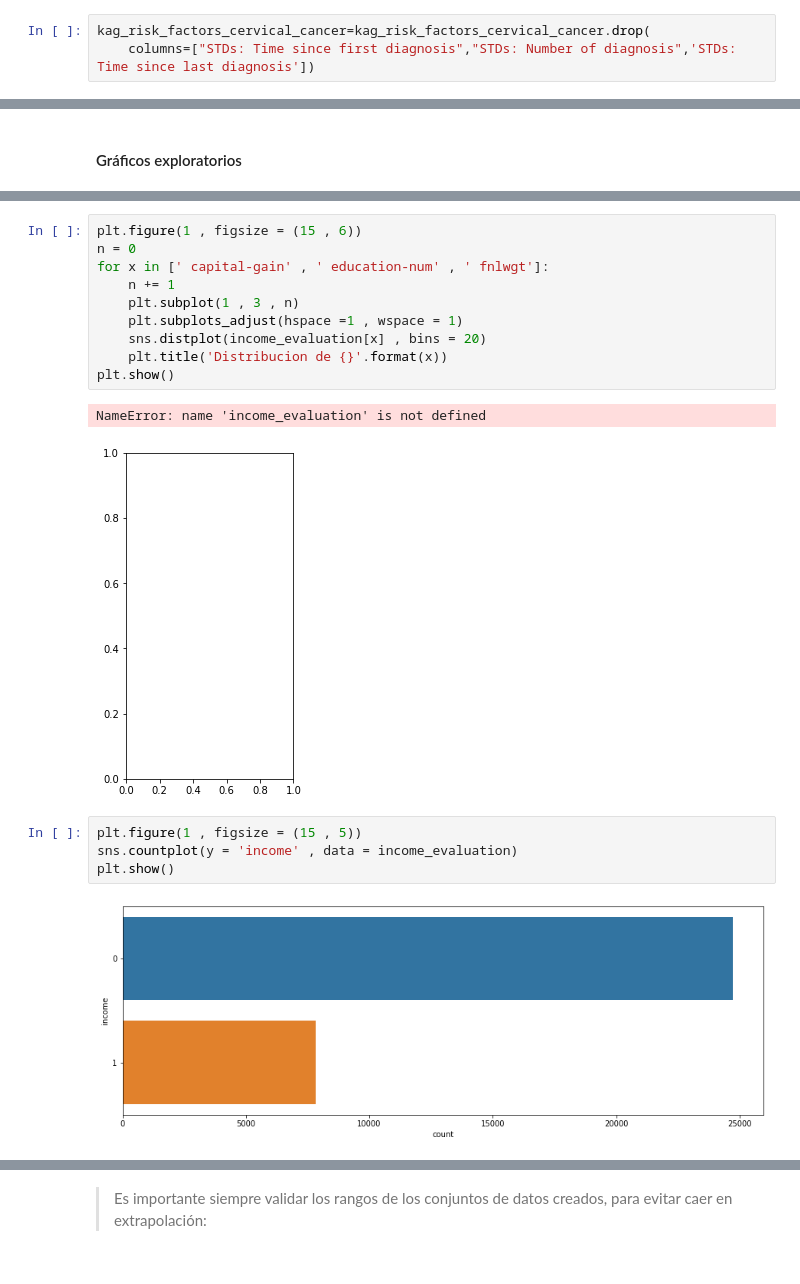
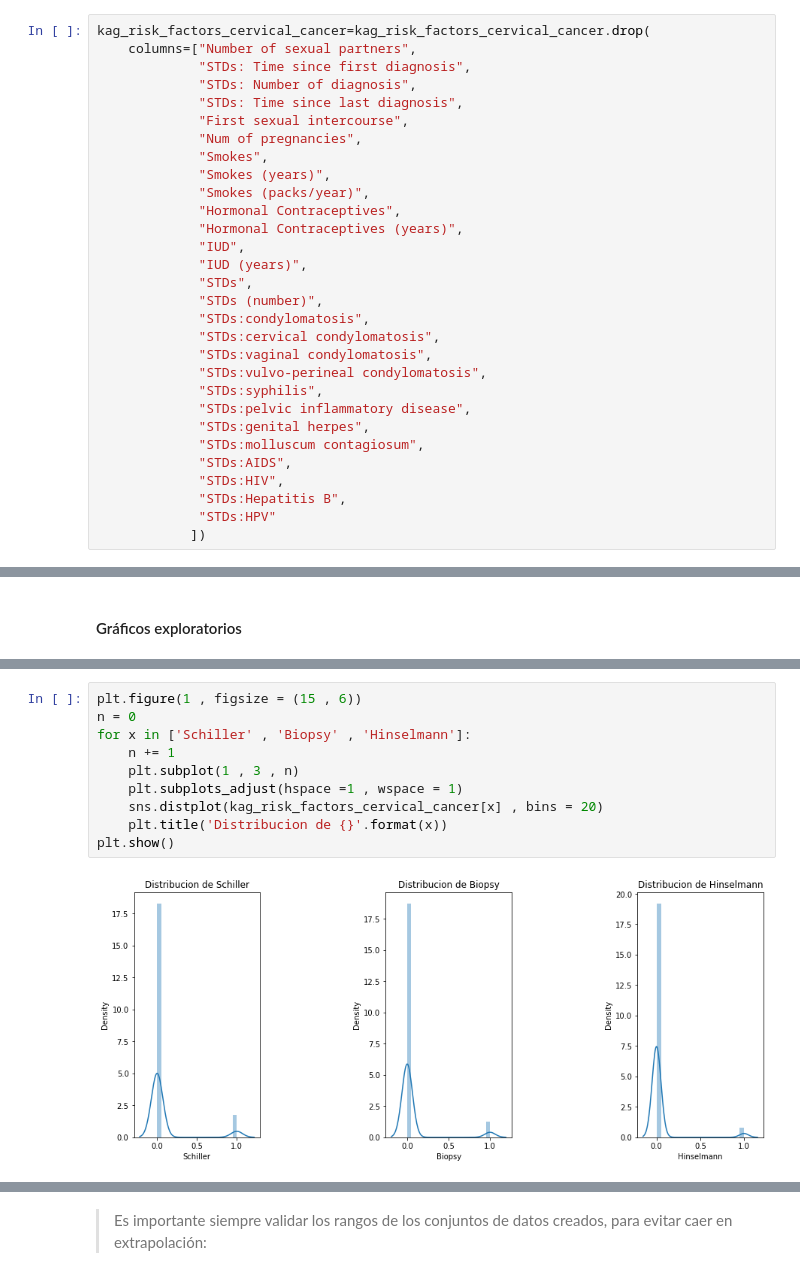
Before and after one commit to ejimenezdelgado/taller_4.0_ciencia_de_datos, a Jupyter notebook: Clase 3/ANN/CancerCervix.ipynb, the cells around one changed output, grey strips where cells are left out. Saved outputs shown, nothing was run; the diff lists cells and outputs as text.

```diff
--- a/Clase 3/ANN/CancerCervix.ipynb
+++ b/Clase 3/ANN/CancerCervix.ipynb
@@ -96,9 +94,36 @@ Index(['Age', 'Number of sexual partners', 'First sexual intercourse',
        'Dx:Cancer', 'Dx:CIN', 'Dx:HPV', 'Dx', 'Hinselmann', 'Schiller',
        'Citology', 'Biopsy'],
       dtype='object')
-# %%
-kag_risk_factors_cervical_cancer=kag_risk_factors_cervical_cancer.drop(
-    columns=["STDs: Time since first diagnosis","STDs: Number of diagnosis",'STDs: Time since last diagnosis'])
+# %%
+kag_risk_factors_cervical_cancer=kag_risk_factors_cervical_cancer.drop(
+    columns=["Number of sexual partners",
+             "STDs: Time since first diagnosis",
+             "STDs: Number of diagnosis",
+             "STDs: Time since last diagnosis",
+             "First sexual intercourse",
+             "Num of pregnancies",
+             "Smokes",
+             "Smokes (years)",
+             "Smokes (packs/year)",
+             "Hormonal Contraceptives",
+             "Hormonal Contraceptives (years)",
+             "IUD",
+             "IUD (years)",
+             "STDs",
+             "STDs (number)",
+             "STDs:condylomatosis",
+             "STDs:cervical condylomatosis",
+             "STDs:vaginal condylomatosis",
+             "STDs:vulvo-perineal condylomatosis",
+             "STDs:syphilis",
+             "STDs:pelvic inflammatory disease",
+             "STDs:genital herpes",
+             "STDs:molluscum contagiosum",
+             "STDs:AIDS",
+             "STDs:HIV",
+             "STDs:Hepatitis B",
+             "STDs:HPV"
+            ])
 # %%
 #Primeros registros
 kag_risk_factors_cervical_cancer.head()
@@ -227,19 +238,12 @@ sns.countplot(kag_risk_factors_cervical_cancer['Dx:Cancer'])
 # %%
 plt.figure(1 , figsize = (15 , 6))
 n = 0
-for x in [' capital-gain' , ' education-num' , ' fnlwgt']:
+for x in ['Schiller' , 'Biopsy' , 'Hinselmann']:
     n += 1
     plt.subplot(1 , 3 , n)
     plt.subplots_adjust(hspace =1 , wspace = 1)
-    sns.distplot(income_evaluation[x] , bins = 20)
+    sns.distplot(kag_risk_factors_cervical_cancer[x] , bins = 20)
     plt.title('Distribucion de {}'.format(x))
 plt.show()
 # %% [output]
-NameError: name 'income_evaluation' is not defined
-[figure, old version]
+[figure, new version]
-# %%
-plt.figure(1 , figsize = (15 , 5))
-sns.countplot(y = 'income' , data = income_evaluation)
-plt.show()
-# %% [output]
-[figure, removed]
```
Also changed, not shown: parts of 40 cells of this notebook, 19 other files.
